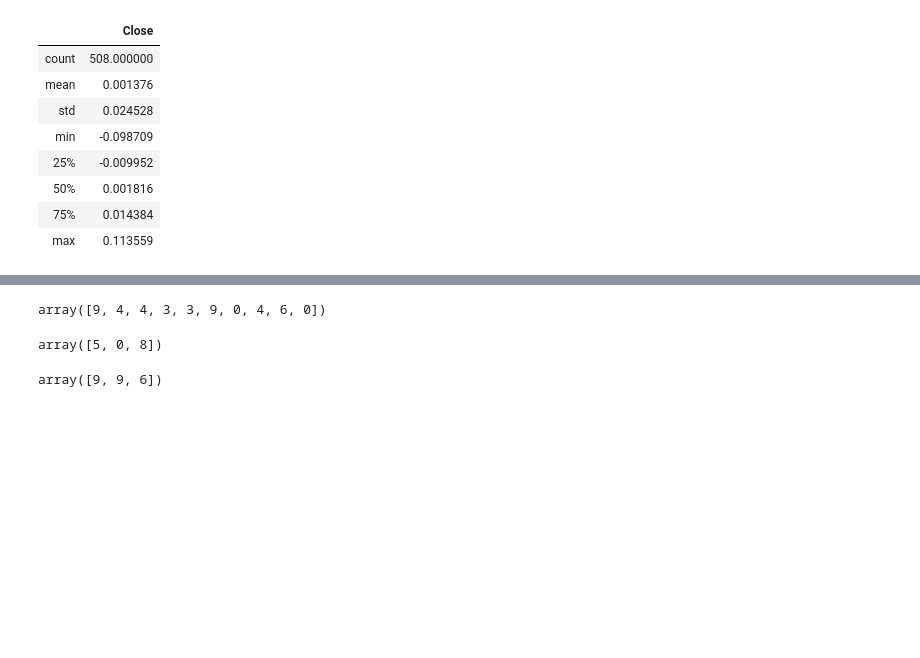
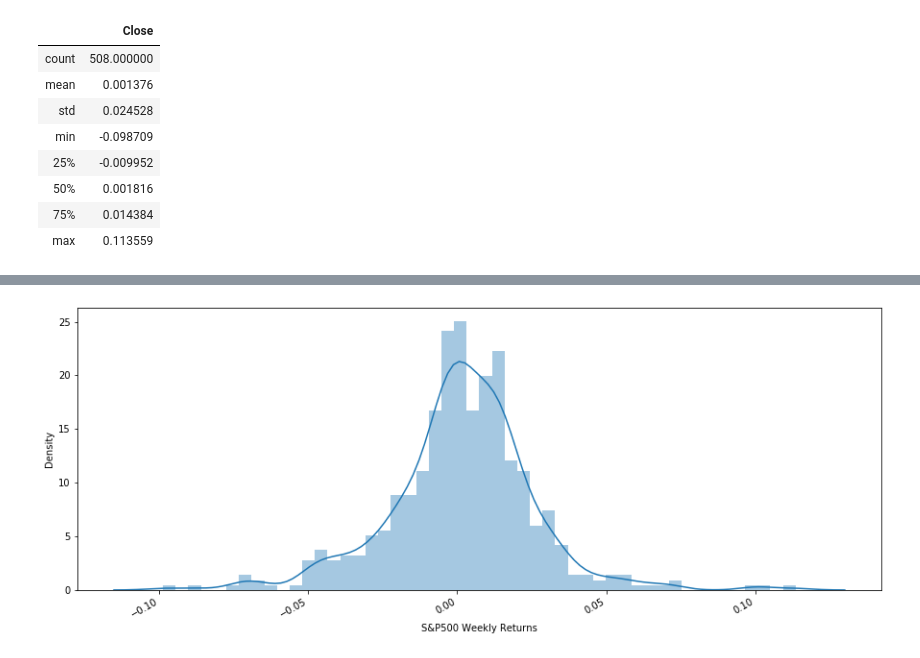
Before and after one commit to ygrepo/Time-Series, a Jupyter notebook: homeworks/hw3/hw3.ipynb, the cells around one changed output, grey strips where cells are left out. Saved outputs shown, nothing was run; the diff lists cells and outputs as text; code cells hidden in the pictures; blank space fills up the shorter version.

```diff
--- a/homeworks/hw3/hw3.ipynb
+++ b/homeworks/hw3/hw3.ipynb
@@ -122,4 +74,0 @@ a = np.array([9, 4, 4, 3, 3, 9, 0, 4, 6, 0])
-# %%
-a
-# %% [output]
-array([9, 4, 4, 3, 3, 9, 0, 4, 6, 0])
@@ -128,8 +75,9 @@ ind = a.argsort()[-3:][::-1]
-# %%
-ind
-# %% [output]
-array([5, 0, 8])
-# %%
-a[ind]
-# %% [output]
-array([9, 9, 6])
+# %%
+fig, ax = plt.subplots(figsize=(15,6))
+sns.distplot(df["Close"], bins=50, ax=ax, kde=True)
+ax.set_xlabel("S&P500 Weekly Returns")
+ax.set_ylabel("Density")
+fig.autofmt_xdate()
+plt.show()
+# %% [output]
+[figure, added]
```
Also changed, not shown: parts of 22 cells of this notebook, 2 other files.
